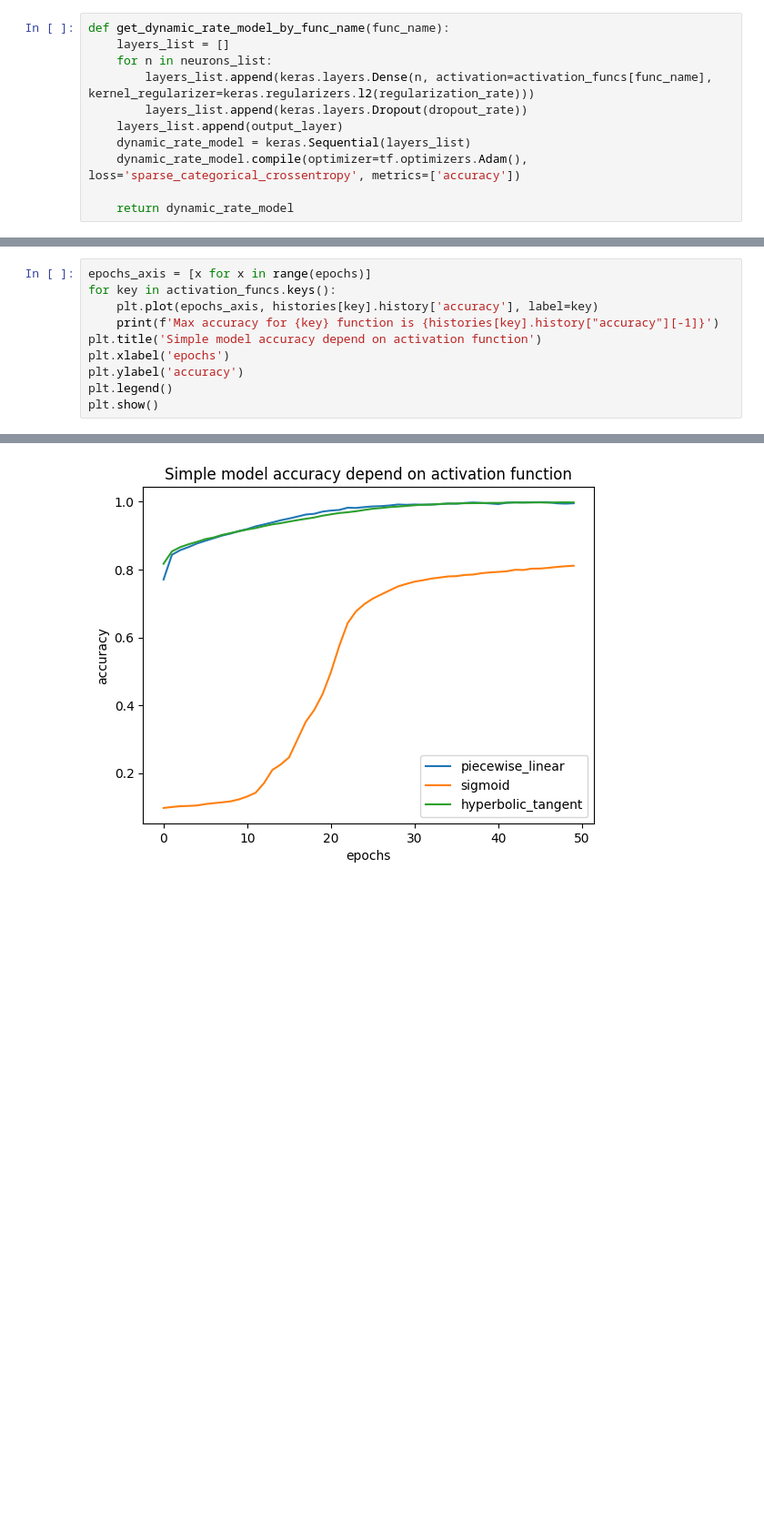
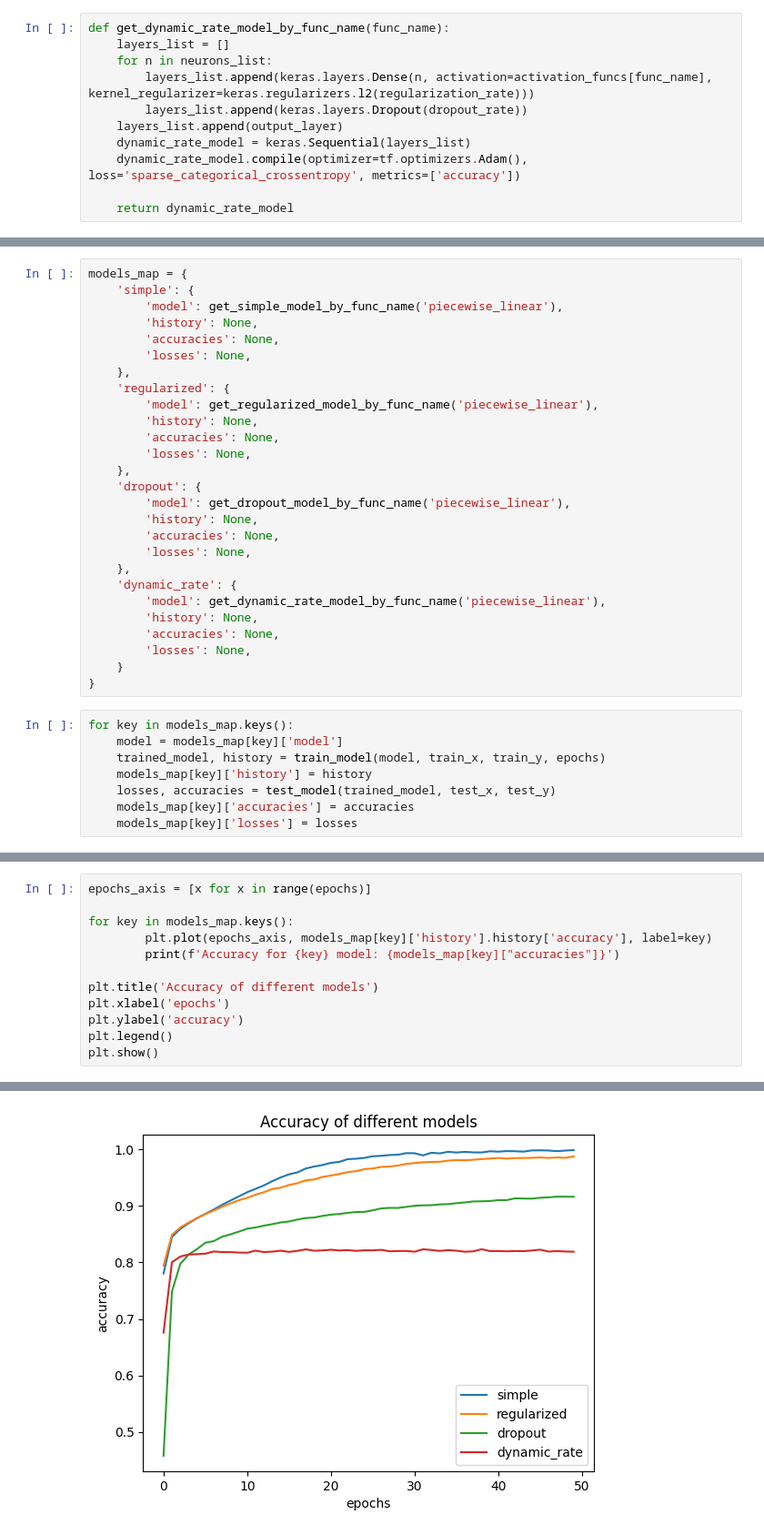
Before and after one commit to IgorChaikin/MO, a Jupyter notebook: LR2/neural_network.ipynb, the cells around one changed output, grey strips where cells are left out. Shown: that part at 91% size. Drawn from its saved outputs; the diff is of its cells as text; blank space fills up the shorter version.

```diff
--- a/LR2/neural_network.ipynb
+++ b/LR2/neural_network.ipynb
@@ -346,0 +447,35 @@ Epoch 50/50
+# %%
+models_map = {
+    'simple': {
+        'model': get_simple_model_by_func_name('piecewise_linear'),
+        'history': None,
+        'accuracies': None,
+        'losses': None,
+    },
+    'regularized': {
+        'model': get_regularized_model_by_func_name('piecewise_linear'),
+        'history': None,
+        'accuracies': None,
+        'losses': None,
+    },
+    'dropout': {
+        'model': get_dropout_model_by_func_name('piecewise_linear'),
+        'history': None,
+        'accuracies': None,
+        'losses': None,
+    },
+    'dynamic_rate': {
+        'model': get_dynamic_rate_model_by_func_name('piecewise_linear'),
+        'history': None,
+        'accuracies': None,
+        'losses': None,
+    }
+}
+# %%
+for key in models_map.keys():
+    model = models_map[key]['model']
+    trained_model, history = train_model(model, train_x, train_y, epochs)
+    models_map[key]['history'] = history
+    losses, accuracies = test_model(trained_model, test_x, test_y)
+    models_map[key]['accuracies'] = accuracies
+    models_map[key]['losses'] = losses
@@ -347,9 +500,11 @@ Epoch 50/50
 # %%
 epochs_axis = [x for x in range(epochs)]
-for key in activation_funcs.keys():
-    plt.plot(epochs_axis, histories[key].history['accuracy'], label=key)
-    print(f'Max accuracy for {key} function is {histories[key].history["accuracy"][-1]}')
-plt.title('Simple model accuracy depend on activation function')
+
+for key in models_map.keys():
+        plt.plot(epochs_axis, models_map[key]['history'].history['accuracy'], label=key)
+        print(f'Accuracy for {key} model: {models_map[key]["accuracies"]}')
+
+plt.title('Accuracy of different models')
 plt.xlabel('epochs')
 plt.ylabel('accuracy')
 plt.legend()
@@ -361 +517 @@ Max accuracy for hyperbolic_tangent function is 0.997776210308075
-[figure, old version]
+[figure, new version]
```
Also changed, not shown: parts of 20 cells of this notebook, 1 other file.
